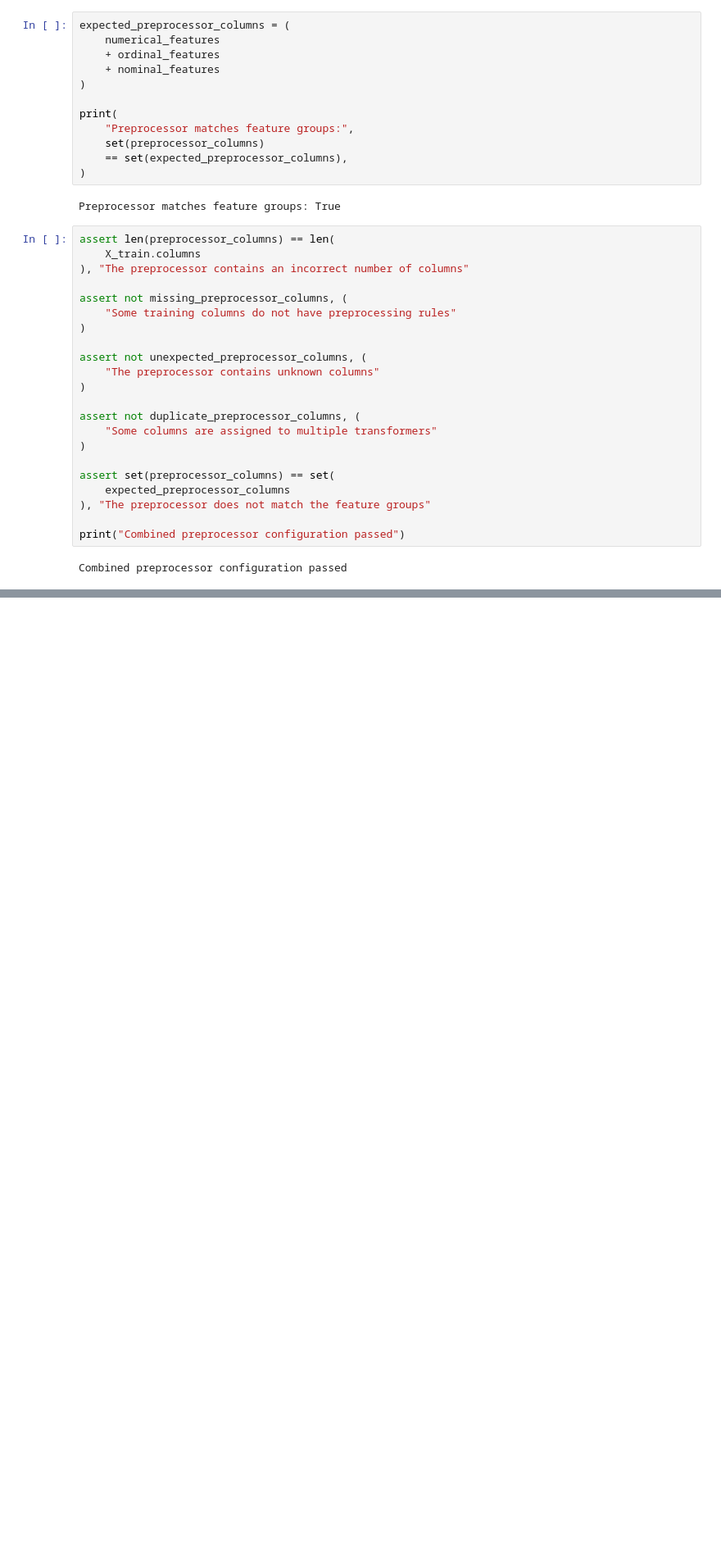
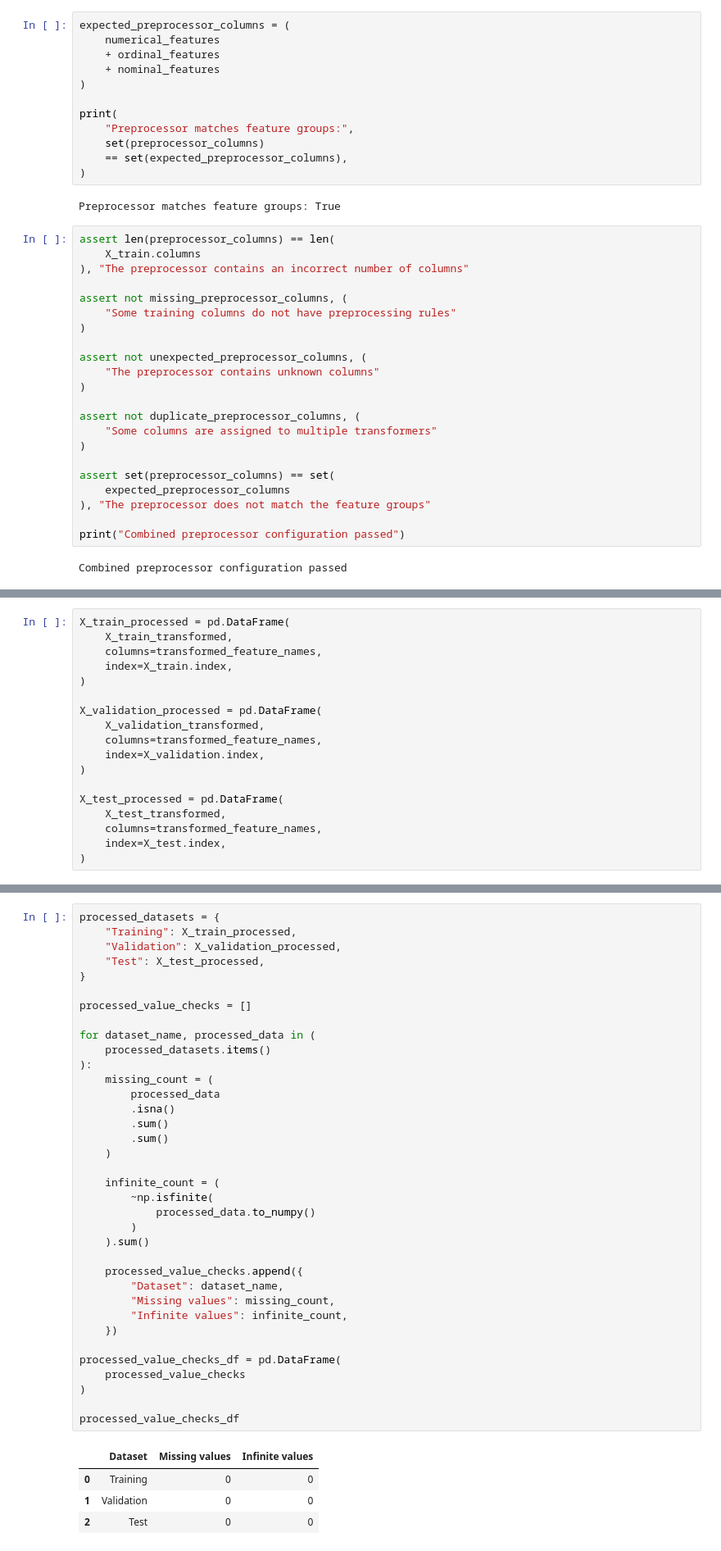
Before and after one commit to SMCodeX7/Obesity-Risk-Intelligence-System, a Jupyter notebook: notebooks/03_preprocessing.ipynb, the cells around one changed output, grey strips where cells are left out. Shown at 82% size. Drawn from its saved outputs; the diff is of its cells as text; blank space fills up the shorter version.

```diff
--- a/notebooks/03_preprocessing.ipynb
+++ b/notebooks/03_preprocessing.ipynb
@@ -1473,0 +1605,18 @@ Combined preprocessor configuration passed
+# %%
+X_train_processed = pd.DataFrame(
+    X_train_transformed,
+    columns=transformed_feature_names,
+    index=X_train.index,
+)
+
+X_validation_processed = pd.DataFrame(
+    X_validation_transformed,
+    columns=transformed_feature_names,
+    index=X_validation.index,
+)
+
+X_test_processed = pd.DataFrame(
+    X_test_transformed,
+    columns=transformed_feature_names,
+    index=X_test.index,
+)
@@ -1473,0 +1683,41 @@ Combined preprocessor configuration passed
+# %%
+processed_datasets = {
+    "Training": X_train_processed,
+    "Validation": X_validation_processed,
+    "Test": X_test_processed,
+}
+
+processed_value_checks = []
+
+for dataset_name, processed_data in (
+    processed_datasets.items()
+):
+    missing_count = (
+        processed_data
+        .isna()
+        .sum()
+        .sum()
+    )
+
+    infinite_count = (
+        ~np.isfinite(
+            processed_data.to_numpy()
+        )
+    ).sum()
+
+    processed_value_checks.append({
+        "Dataset": dataset_name,
+        "Missing values": missing_count,
+        "Infinite values": infinite_count,
+    })
+
+processed_value_checks_df = pd.DataFrame(
+    processed_value_checks
+)
+
+processed_value_checks_df
+# %% [output]
+|  | Dataset | Missing values | Infinite values |
+| 0 | Training | 0 | 0 |
+| 1 | Validation | 0 | 0 |
+| 2 | Test | 0 | 0 |
```
Also changed, not shown: parts of 16 cells of this notebook.
